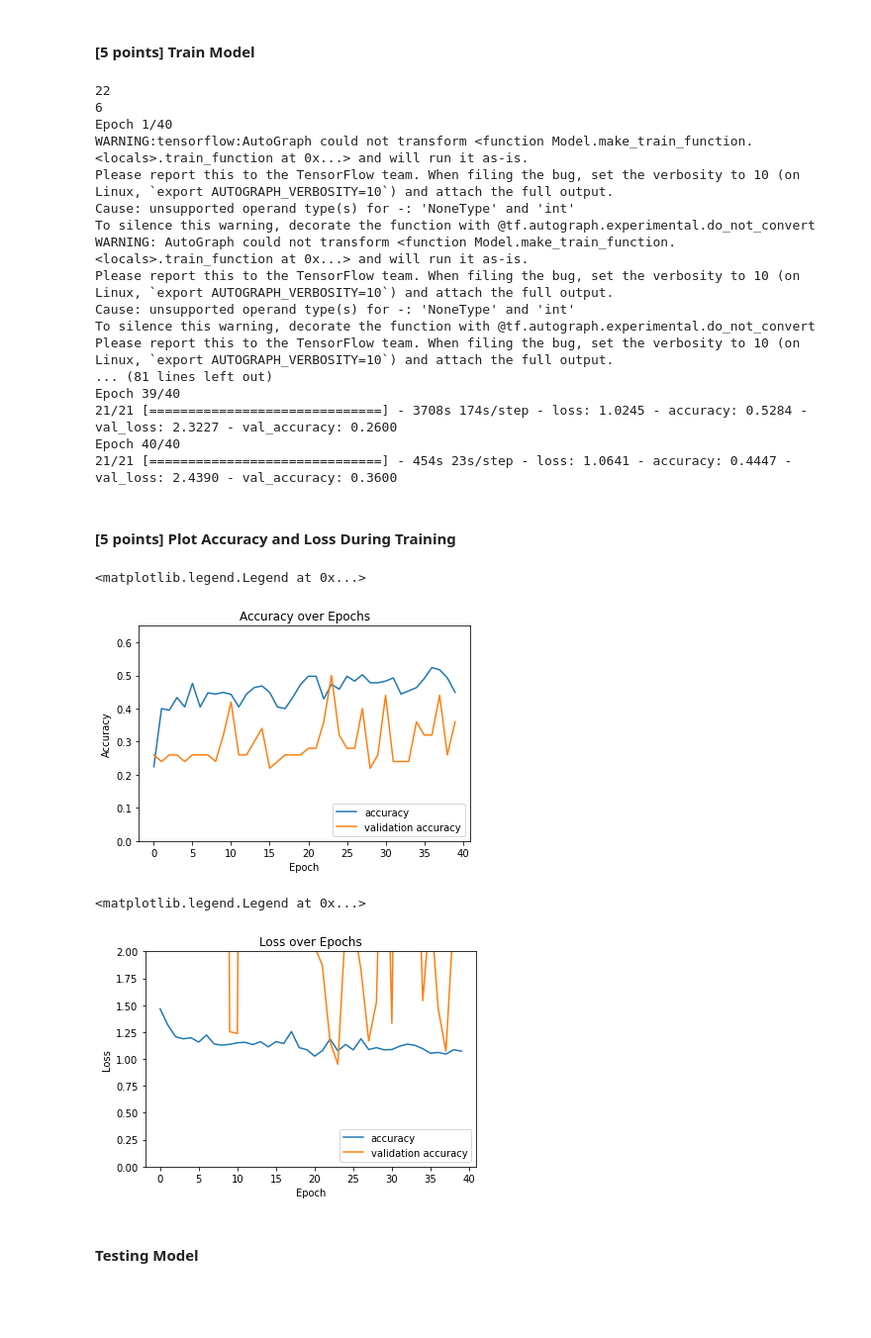
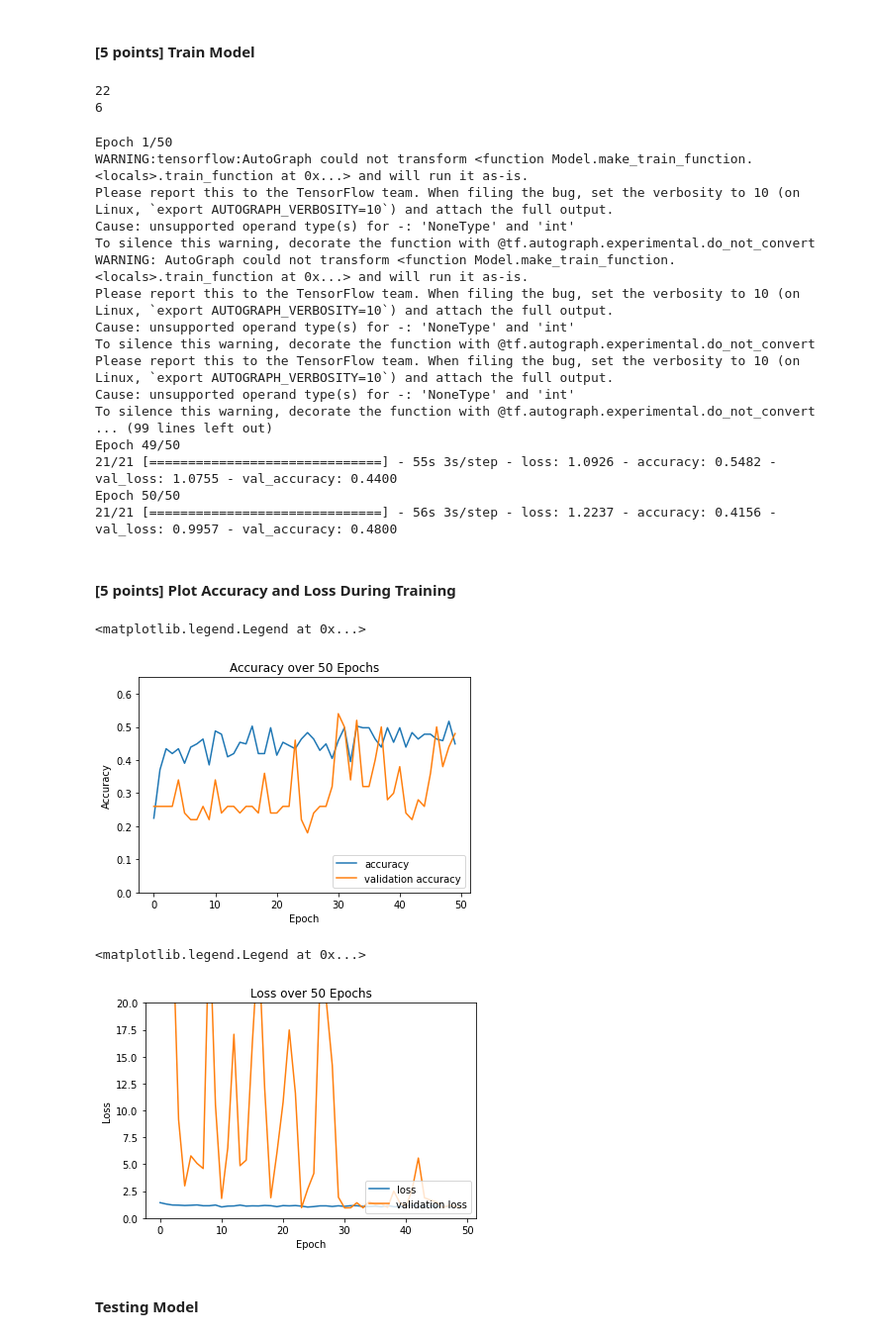
Before and after one commit to syipchoy/CS440-project, a Jupyter notebook: task2_vgg16.ipynb, the cells around one changed output. Shown at 99% size. Cells and saved outputs as stored; diff of their text form; code cells hidden in the pictures; blank space fills up the shorter version.

```diff
--- a/task2_vgg16.ipynb
+++ b/task2_vgg16.ipynb
@@ -63,7 +63,7 @@ TEST_DIR =  'all/test'
 IMAGE_SIZE    = (224, 224)
 NUM_CLASSES   = len(DATA_LIST)
 BATCH_SIZE    = 10  # try reducing batch size or freeze more layers if your GPU runs out of memory
-NUM_EPOCHS    = 40
+NUM_EPOCHS    = 50
 LEARNING_RATE = 0.0001 # start off with high rate first 0.001 and experiment with reducing it gradually
 # %% [markdown]
 #### Generate Training and Validation Batches
@@ -154,21 +154,23 @@ history = model.fit(train_batches, steps_per_epoch=STEP_SIZE_TRAIN, validation_d
 # %% [output]
 22
 6
-Epoch 1/40
-WARNING:tensorflow:AutoGraph could not transform <function Model.make_train_function.<locals>.train_function at 0x...> and will run it as-is.
-Please report this to the TensorFlow team. When filing the bug, set the verbosity to 10 (on Linux, `export AUTOGRAPH_VERBOSITY=10`) and attach the full output.
-Cause: unsupported operand type(s) for -: 'NoneType' and 'int'
-To silence this warning, decorate the function with @tf.autograph.experimental.do_not_convert
-WARNING: AutoGraph could not transform <function Model.make_train_function.<locals>.train_function at 0x...> and will run it as-is.
-Please report this to the TensorFlow team. When filing the bug, set the verbosity to 10 (on Linux, `export AUTOGRAPH_VERBOSITY=10`) and attach the full output.
-Cause: unsupported operand type(s) for -: 'NoneType' and 'int'
-To silence this warning, decorate the function with @tf.autograph.experimental.do_not_convert
-Please report this to the TensorFlow team. When filing the bug, set the verbosity to 10 (on Linux, `export AUTOGRAPH_VERBOSITY=10`) and attach the full output.
-... (81 lines left out)
-Epoch 39/40
-21/21 [==============================] - 3708s 174s/step - loss: 1.0245 - accuracy: 0.5284 - val_loss: 2.3227 - val_accuracy: 0.2600
-Epoch 40/40
-21/21 [==============================] - 454s 23s/step - loss: 1.0641 - accuracy: 0.4447 - val_loss: 2.4390 - val_accuracy: 0.3600
+Epoch 1/50
+WARNING:tensorflow:AutoGraph could not transform <function Model.make_train_function.<locals>.train_function at 0x...> and will run it as-is.
+Please report this to the TensorFlow team. When filing the bug, set the verbosity to 10 (on Linux, `export AUTOGRAPH_VERBOSITY=10`) and attach the full output.
+Cause: unsupported operand type(s) for -: 'NoneType' and 'int'
+To silence this warning, decorate the function with @tf.autograph.experimental.do_not_convert
+WARNING: AutoGraph could not transform <function Model.make_train_function.<locals>.train_function at 0x...> and will run it as-is.
+Please report this to the TensorFlow team. When filing the bug, set the verbosity to 10 (on Linux, `export AUTOGRAPH_VERBOSITY=10`) and attach the full output.
+Cause: unsupported operand type(s) for -: 'NoneType' and 'int'
+To silence this warning, decorate the function with @tf.autograph.experimental.do_not_convert
+Please report this to the TensorFlow team. When filing the bug, set the verbosity to 10 (on Linux, `export AUTOGRAPH_VERBOSITY=10`) and attach the full output.
+Cause: unsupported operand type(s) for -: 'NoneType' and 'int'
+To silence this warning, decorate the function with @tf.autograph.experimental.do_not_convert
+... (99 lines left out)
+Epoch 49/50
+21/21 [==============================] - 55s 3s/step - loss: 1.0926 - accuracy: 0.5482 - val_loss: 1.0755 - val_accuracy: 0.4400
+Epoch 50/50
+21/21 [==============================] - 56s 3s/step - loss: 1.2237 - accuracy: 0.4156 - val_loss: 0.9957 - val_accuracy: 0.4800
 # %% [markdown]
 #### [5 points] Plot Accuracy and Loss During Training
 # %%
@@ -176,25 +178,25 @@ import matplotlib.pyplot as plt
 
 plt.plot(history.history['accuracy'], label='accuracy')
 plt.plot(history.history['val_accuracy'], label = 'validation accuracy')
-plt.title("Accuracy over Epochs")
+plt.title("Accuracy over 50 Epochs")
 plt.xlabel('Epoch')
 plt.ylabel('Accuracy')
 plt.ylim([0, .65])
 plt.legend(loc='lower right')
 # %% [output]
 <matplotlib.legend.Legend at 0x...>
-[figure, old version]
+[figure, new version]
 # %%
-plt.plot(history.history['loss'], label='accuracy')
-plt.plot(history.history['val_loss'], label = 'validation accuracy')
-plt.title("Loss over Epochs")
+plt.plot(history.history['loss'], label='loss')
+plt.plot(history.history['val_loss'], label = 'validation loss')
+plt.title("Loss over 50 Epochs")
 plt.xlabel('Epoch')
 plt.ylabel('Loss')
-plt.ylim([0, 2])
+plt.ylim([0, 20])
 plt.legend(loc='lower right')
 # %% [output]
 <matplotlib.legend.Legend at 0x...>
-[figure, old version]
+[figure, new version]
 # %% [markdown]
 #### Testing Model
 # %%
```
Also changed, not shown: parts of 3 cells of this notebook.
